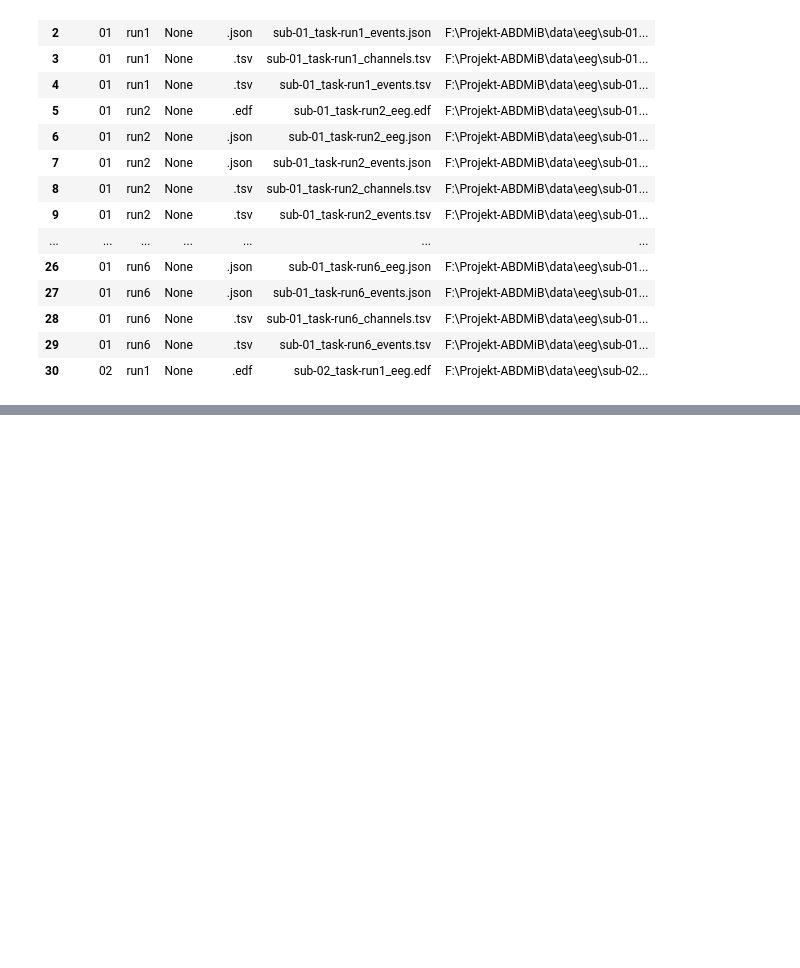
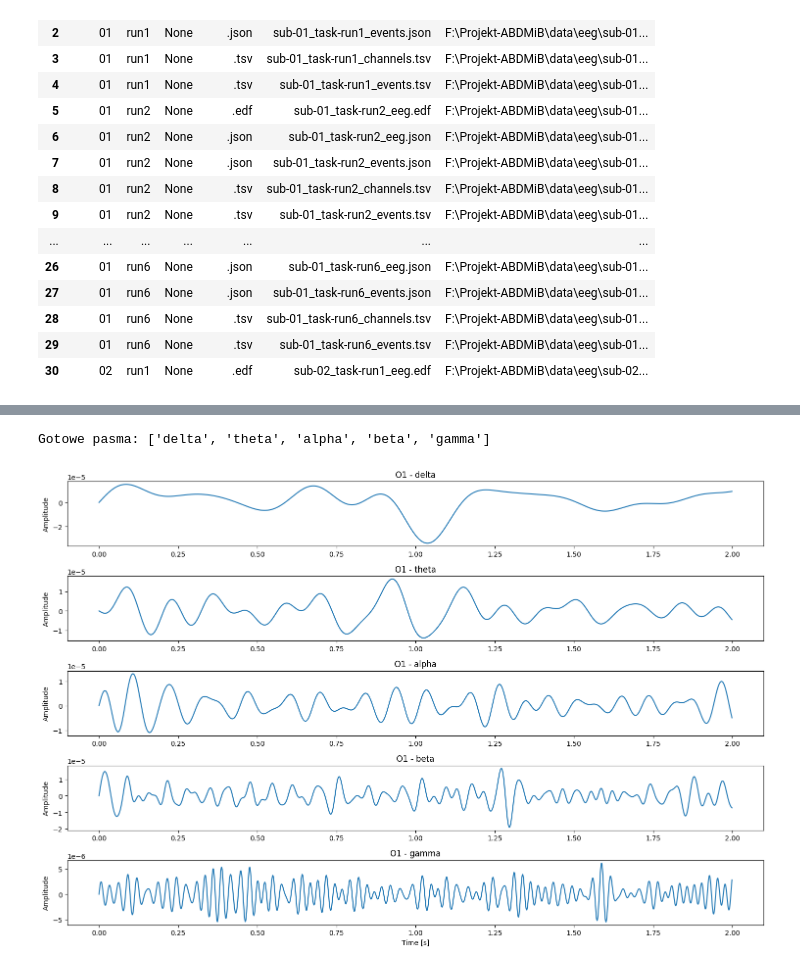
Before and after one commit to Jazgalor/Projekt-ABDMiB, a Jupyter notebook: analysis.ipynb, the cells around one changed output, grey strips where cells are left out. Saved outputs shown, nothing was run; the diff lists cells and outputs as text; code cells hidden in the pictures; blank space fills up the shorter version.

```diff
--- a/analysis.ipynb
+++ b/analysis.ipynb
@@ -236,0 +280,46 @@ Znaleziono 925 plików
+# %%
+bands = {
+    "delta": (0.5, 4),
+    "theta": (4, 8),
+    "alpha": (8, 12),
+    "beta": (12, 30),
+    "gamma": (30, 40)
+}
+
+band_raws = {}
+
+for band_name, (l_freq, h_freq) in bands.items():
+    band_raws[band_name] = raw_filtered.copy().filter(
+        l_freq=l_freq,
+        h_freq=h_freq,
+        fir_design="firwin",
+        verbose=False
+    )
+
+print("Gotowe pasma:", list(band_raws.keys()))
+# %% [output]
+Gotowe pasma: ['delta', 'theta', 'alpha', 'beta', 'gamma']
+# %%
+import matplotlib.pyplot as plt
+
+channel = "O1"
+
+plt.figure(figsize=(15,10))
+
+for i, band_name in enumerate(bands.keys(), start=1):
+
+    data, times = band_raws[band_name].get_data(
+        picks=[channel],
+        return_times=True
+    )
+
+    plt.subplot(len(bands), 1, i)
+    plt.plot(times[:2000], data[0][:2000])
+    plt.title(f"{channel} - {band_name}")
+    plt.ylabel("Amplitude")
+
+plt.xlabel("Time [s]")
+plt.tight_layout()
+plt.show()
+# %% [output]
+[figure, added]
```
Also changed, not shown: parts of 4 cells of this notebook.
